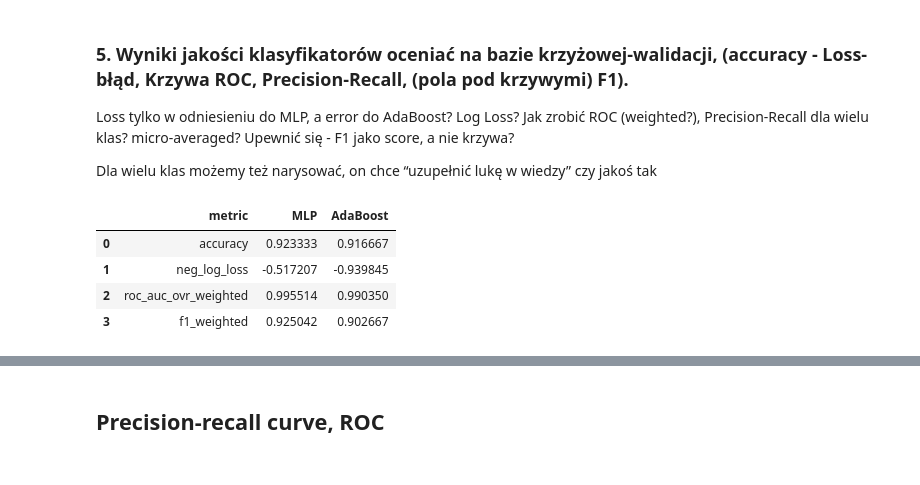
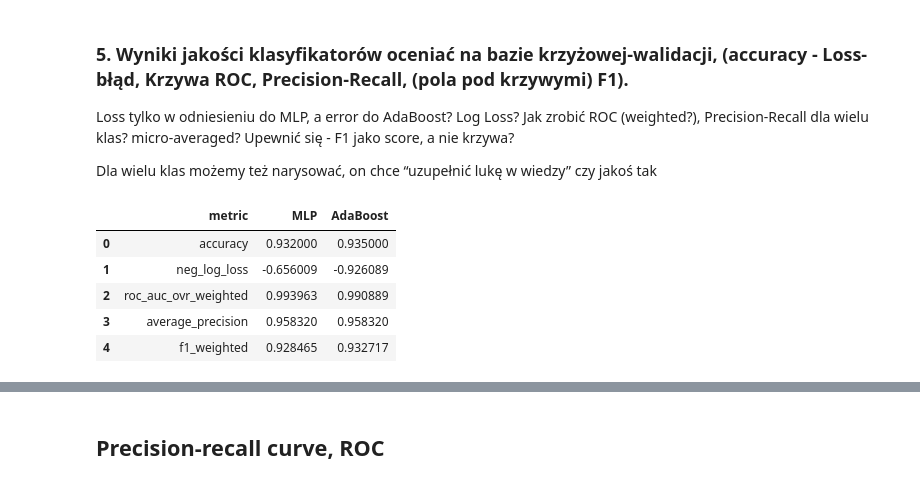
Before and after one commit to filipsl/ml-project-tng, a Jupyter notebook: ML-project-1.ipynb, the cells around one changed output, grey strips where cells are left out. Cells and saved outputs as stored; diff of their text form; code cells hidden in the pictures.

```diff
--- a/ML-project-1.ipynb
+++ b/ML-project-1.ipynb
@@ -224,7 +224,7 @@ scoring_metrics = ['accuracy',
                    'neg_log_loss',
                    # error ?
                    'roc_auc_ovr_weighted',
-                   #'average_precision', # precision-recall auc - only for binary classification
+                   'average_precision', #precision-recall auc - only for binary classification
                    'f1_weighted',
                   ]
 # %%
@@ -233,17 +233,30 @@ def evaluate_cv(X_train=X_train, y_train=y_train, scoring_metrics=scoring_metric
     ada_scores = []
 
     for scoring in scoring_metrics:
-        mlp_results = cross_val_score(mlp, X_train, y_train, cv=5, scoring=scoring, n_jobs=n_jobs)
-        mlp_scores.append(np.mean(mlp_results))
-        ada_results = cross_val_score(ada, X_train, y_train, cv=5, scoring=scoring, n_jobs=n_jobs)
-        ada_scores.append(np.mean(ada_results))
+        if scoring != 'average_precision':
+            mlp_results = cross_val_score(mlp, X_train, y_train, cv=5, scoring=scoring, n_jobs=n_jobs)
+            mlp_scores.append(np.mean(mlp_results))
+            ada_results = cross_val_score(ada, X_train, y_train, cv=5, scoring=scoring, n_jobs=n_jobs)
+            ada_scores.append(np.mean(ada_results))
+        else:
+            mlp_bin = OneVsRestClassifier(mlp)
+            ada_bin = OneVsRestClassifier(ada)
+            y_train_binarized = label_binarize(y_train, classes=[x for x in range(n_classes)])
+            mlp_results = cross_val_score(mlp_bin,
+                                          X_train,
+                                          y_train_binarized,
+                                          cv=5,
+                                          scoring='average_precision',
+                                          n_jobs=n_jobs)
+            mlp_scores.append(np.mean(mlp_results))
+            ada_results = cross_val_score(ada_bin,
+                                      X_train,
+                                      y_train_binarized,
+                                      cv=5,
+                                      scoring='average_precision',
+                                      n_jobs=n_jobs)
+            ada_scores.append(np.mean(mlp_results))
 
-#     mlp_bin = OneVsRestClassifier(mlp)
-#     ada_bin = OneVsRestClassifier(ada)
-#     mlp_results = cross_val_score(mlp_bin, X_train, y_train, cv=5, scoring='average_precision', n_jobs=n_jobs)
-#     mlp_scores.append(np.mean(mlp_results))
-#     ada_results = cross_val_score(ada_bin, X_train, y_train, cv=5, scoring='average_precision', n_jobs=n_jobs)
-#     ada_scores.append(np.mean(ada_results))
 
     df = pd.DataFrame()
     df['metric'] = scoring_metrics
@@ -252,10 +265,11 @@ def evaluate_cv(X_train=X_train, y_train=y_train, scoring_metrics=scoring_metric
 
     return df
 # %%
-evaluate_cv(X_train[:300], y_train[:300])
+evaluate_cv(X_train[:1000], y_train[:1000])
 # %% [output]
 |  | metric | MLP | AdaBoost |
-| 0 | accuracy | 0.923333 | 0.916667 |
-| 1 | neg_log_loss | -0.517207 | -0.939845 |
-| 2 | roc_auc_ovr_weighted | 0.995514 | 0.990350 |
-| 3 | f1_weighted | 0.925042 | 0.902667 |
+| 0 | accuracy | 0.932000 | 0.935000 |
+| 1 | neg_log_loss | -0.656009 | -0.926089 |
+| 2 | roc_auc_ovr_weighted | 0.993963 | 0.990889 |
+| 3 | average_precision | 0.958320 | 0.958320 |
+| 4 | f1_weighted | 0.928465 | 0.932717 |
```
Also changed, not shown: parts of 9 cells of this notebook.
